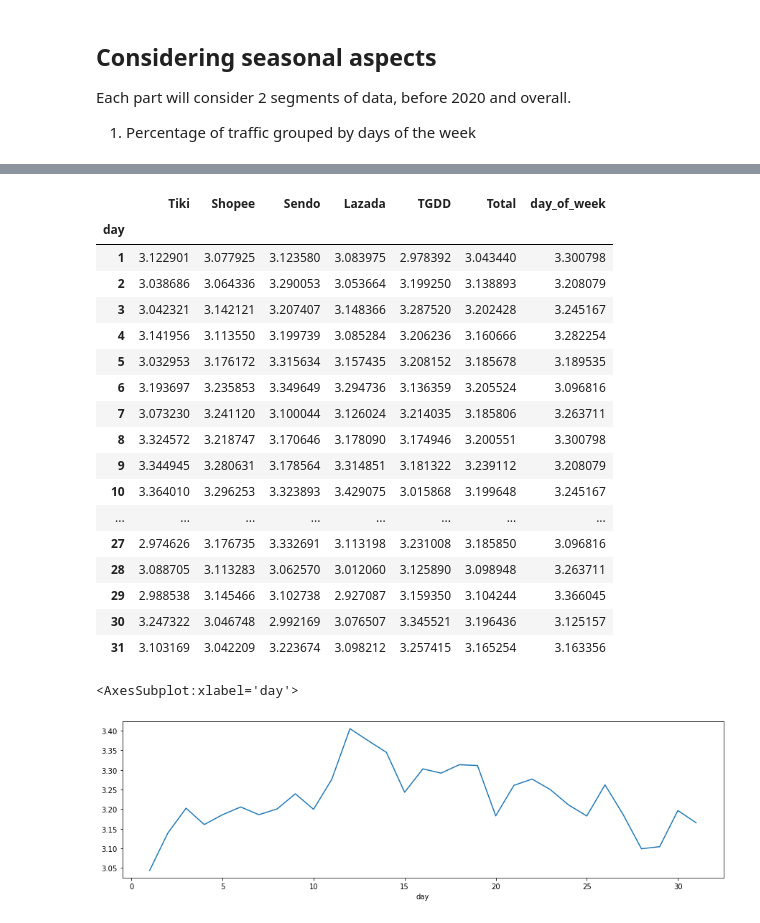
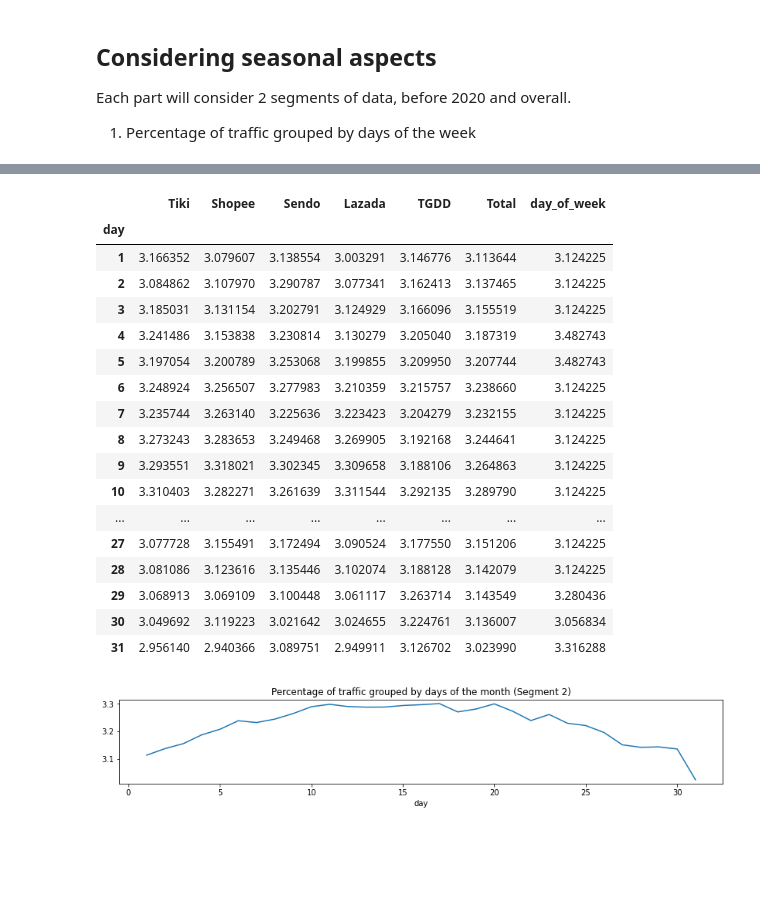
Before and after one commit to dfighter1312/data-mining, a Jupyter notebook: mini-project/time_series_analysis.ipynb, the cells around one changed output, grey strips where cells are left out. Drawn from its saved outputs; the diff is of its cells as text; code cells hidden in the pictures; blank space fills up the shorter version.

```diff
--- a/mini-project/time_series_analysis.ipynb
+++ b/mini-project/time_series_analysis.ipynb
@@ -30,8 +34,14 @@ df_ecom
 1765 rows × 5 columns
 # %%
 import matplotlib as mpl
-mpl.rcParams['figure.figsize'] = (15, 10)
-df_ecom.plot()
+mpl.rcParams['figure.figsize'] = (15, 6)
+plt.plot(df_ecom)
 plt.title('Traffic in e-commerce websites from Dec 2016 to Sep 2021')
+plt.xlabel('Time')
+plt.ylabel('Organic Search Traffic')
+x_axv = df_ecom['2020-01-01':'2020-01-01'].index
+x_ann = df_ecom['2019-05-01':'2019-05-01'].index
+plt.axvline(x=x_axv, color='blue', linewidth=1)
+plt.annotate("Split from here →", (x_ann, 1500000), color = "blue")
 plt.show()
 # %% [output]
@@ -176,5 +194,9 @@ df_ecom
 # %%
-df_ecom.groupby('day_of_week').mean()
+plt.rcParams["figure.figsize"] = (14, 2)
+display(df_ecom[:'2020-01-01'].groupby('day_of_week').mean() / df_ecom[:'2020-01-01'].groupby('day_of_week').mean().sum(axis=0) * 100)
+(df_ecom[:'2020-01-01'].groupby('day_of_week').mean() / df_ecom[:'2020-01-01'].groupby('day_of_week').mean().sum(axis=0) * 100)['Total'].plot()
+plt.title('Percentage of click-stream groups by days of the week (segment 1)')
+plt.show()
 # %% [output]
 |  | Tiki | Shopee | Sendo | Lazada | TGDD | Total |
 | day_of_week |  |  |  |  |  |  |
@@ -201,0 +211,5 @@ df_ecom.groupby('day_of_week').mean() / df_ecom.groupby('day_of_week').mean().su
+# %%
+plt.rcParams["figure.figsize"] = (14, 2)
+display(df_ecom['2020-01-01':].groupby('day_of_week').mean() / df_ecom['2020-01-01':].groupby('day_of_week').mean().sum(axis=0) * 100)
+(df_ecom['2020-01-01':].groupby('day_of_week').mean() / df_ecom['2020-01-01':].groupby('day_of_week').mean().sum(axis=0) * 100)['Total'].plot()
+plt.title('Percentage of click-stream groups by days of the week (segment 2)')
@@ -219,24 +257,25 @@ df_ecom
 # %%
-display(df_ecom.groupby('day').mean() / df_ecom.groupby('day').mean().sum(axis=0) * 100)
-(df_ecom.groupby('day').mean() / df_ecom.groupby('day').mean().sum(axis=0) * 100)['Total'].plot()
+display(df_ecom['2020-01-01':].groupby('day').mean() / df_ecom['2020-01-01':].groupby('day').mean().sum(axis=0) * 100)
+(df_ecom['2020-01-01':].groupby('day').mean() / df_ecom['2020-01-01':].groupby('day').mean().sum(axis=0) * 100)['Total'].plot()
+plt.title('Percentage of traffic grouped by days of the month (Segment 2)')
+plt.show()
 # %% [output]
 |  | Tiki | Shopee | Sendo | Lazada | TGDD | Total | day_of_week |
 | day |  |  |  |  |  |  |  |
-| 1 | 3.122901 | 3.077925 | 3.123580 | 3.083975 | 2.978392 | 3.043440 | 3.300798 |
-| 2 | 3.038686 | 3.064336 | 3.290053 | 3.053664 | 3.199250 | 3.138893 | 3.208079 |
-| 3 | 3.042321 | 3.142121 | 3.207407 | 3.148366 | 3.287520 | 3.202428 | 3.245167 |
-| 4 | 3.141956 | 3.113550 | 3.199739 | 3.085284 | 3.206236 | 3.160666 | 3.282254 |
-| 5 | 3.032953 | 3.176172 | 3.315634 | 3.157435 | 3.208152 | 3.185678 | 3.189535 |
-| 6 | 3.193697 | 3.235853 | 3.349649 | 3.294736 | 3.136359 | 3.205524 | 3.096816 |
-| 7 | 3.073230 | 3.241120 | 3.100044 | 3.126024 | 3.214035 | 3.185806 | 3.263711 |
-| 8 | 3.324572 | 3.218747 | 3.170646 | 3.178090 | 3.174946 | 3.200551 | 3.300798 |
-| 9 | 3.344945 | 3.280631 | 3.178564 | 3.314851 | 3.181322 | 3.239112 | 3.208079 |
-| 10 | 3.364010 | 3.296253 | 3.323893 | 3.429075 | 3.015868 | 3.199648 | 3.245167 |
+| 1 | 3.166352 | 3.079607 | 3.138554 | 3.003291 | 3.146776 | 3.113644 | 3.124225 |
+| 2 | 3.084862 | 3.107970 | 3.290787 | 3.077341 | 3.162413 | 3.137465 | 3.124225 |
+| 3 | 3.185031 | 3.131154 | 3.202791 | 3.124929 | 3.166096 | 3.155519 | 3.124225 |
+| 4 | 3.241486 | 3.153838 | 3.230814 | 3.130279 | 3.205040 | 3.187319 | 3.482743 |
+| 5 | 3.197054 | 3.200789 | 3.253068 | 3.199855 | 3.209950 | 3.207744 | 3.482743 |
+| 6 | 3.248924 | 3.256507 | 3.277983 | 3.210359 | 3.215757 | 3.238660 | 3.124225 |
+| 7 | 3.235744 | 3.263140 | 3.225636 | 3.223423 | 3.204279 | 3.232155 | 3.124225 |
+| 8 | 3.273243 | 3.283653 | 3.249468 | 3.269905 | 3.192168 | 3.244641 | 3.124225 |
+| 9 | 3.293551 | 3.318021 | 3.302345 | 3.309658 | 3.188106 | 3.264863 | 3.124225 |
+| 10 | 3.310403 | 3.282271 | 3.261639 | 3.311544 | 3.292135 | 3.289790 | 3.124225 |
 | ... | ... | ... | ... | ... | ... | ... | ... |
-| 27 | 2.974626 | 3.176735 | 3.332691 | 3.113198 | 3.231008 | 3.185850 | 3.096816 |
-| 28 | 3.088705 | 3.113283 | 3.062570 | 3.012060 | 3.125890 | 3.098948 | 3.263711 |
-| 29 | 2.988538 | 3.145466 | 3.102738 | 2.927087 | 3.159350 | 3.104244 | 3.366045 |
-| 30 | 3.247322 | 3.046748 | 2.992169 | 3.076507 | 3.345521 | 3.196436 | 3.125157 |
-| 31 | 3.103169 | 3.042209 | 3.223674 | 3.098212 | 3.257415 | 3.165254 | 3.163356 |
+| 27 | 3.077728 | 3.155491 | 3.172494 | 3.090524 | 3.177550 | 3.151206 | 3.124225 |
+| 28 | 3.081086 | 3.123616 | 3.135446 | 3.102074 | 3.188128 | 3.142079 | 3.124225 |
+| 29 | 3.068913 | 3.069109 | 3.100448 | 3.061117 | 3.263714 | 3.143549 | 3.280436 |
+| 30 | 3.049692 | 3.119223 | 3.021642 | 3.024655 | 3.224761 | 3.136007 | 3.056834 |
+| 31 | 2.956140 | 2.940366 | 3.089751 | 2.949911 | 3.126702 | 3.023990 | 3.316288 |
-<AxesSubplot:xlabel='day'>
-[figure, old version]
+[figure, new version]
```
Also changed, not shown: parts of 45 cells of this notebook, 6 other files.
